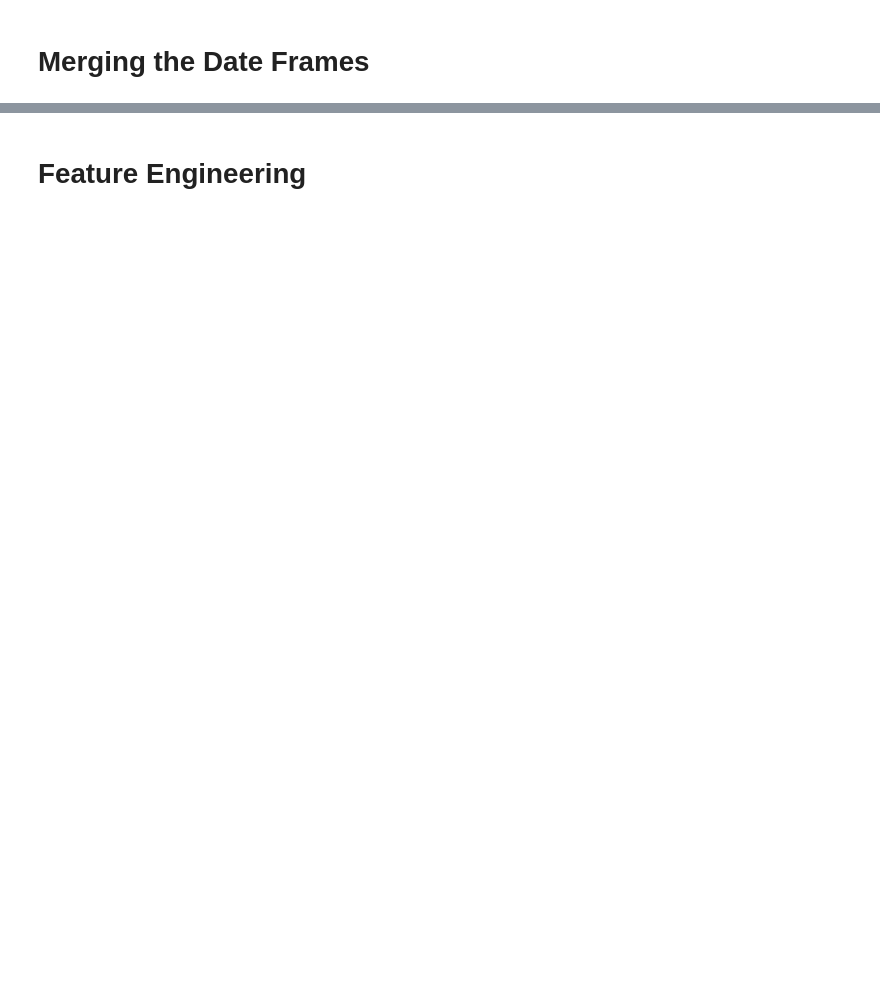
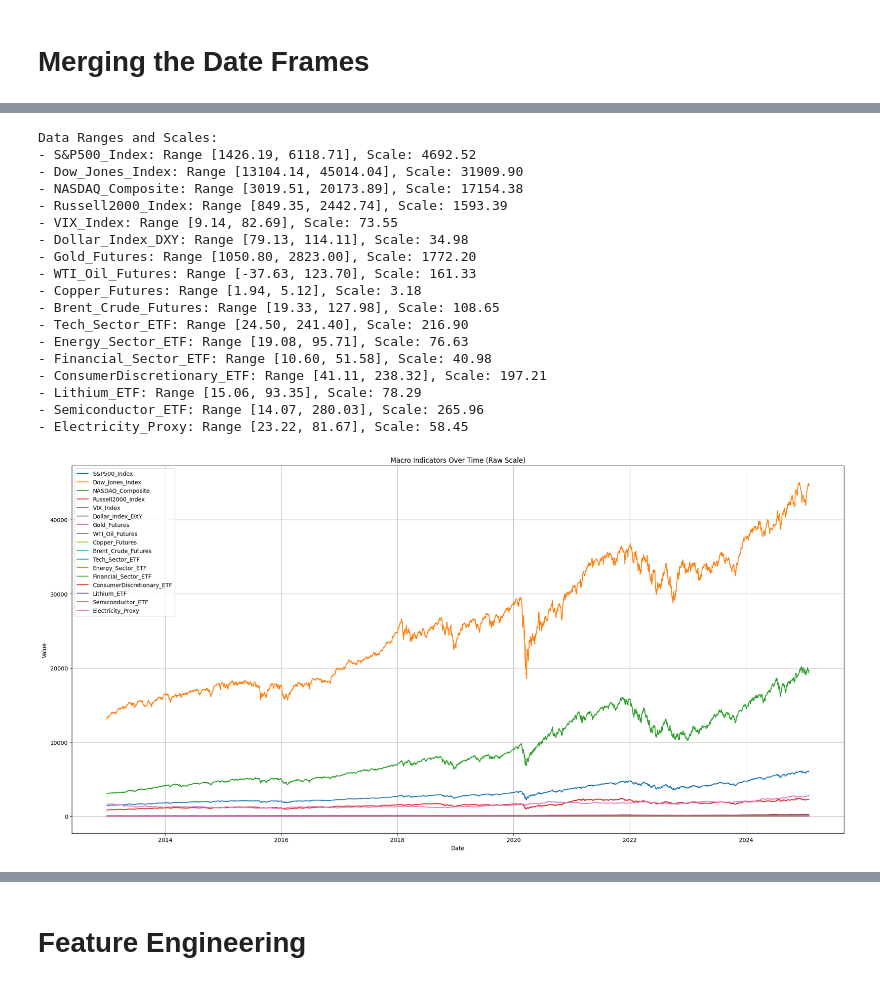
Before and after one commit to kvn-dtrx/capstone-SignalSigma, a Jupyter notebook: notebooks/data_inspection.ipynb, the cells around one changed output, grey strips where cells are left out. Cells and saved outputs as stored; diff of their text form; code cells hidden in the pictures; blank space fills up the shorter version.

Commit message:
update the code and add test and seanlity notebooks/data_inspection.ipynb

```diff
--- a/notebooks/data_inspection.ipynb
+++ b/notebooks/data_inspection.ipynb
@@ -246,0 +493,61 @@ stock_macro_fed_df = final_merged_df
+# %%
+import pandas as pd
+import matplotlib.pyplot as plt
+import numpy as np
+
+macro_date = stock_macro_fed_df[[
+    'date', 'S&P500_Index', 'Dow_Jones_Index', 'NASDAQ_Composite',
+    'Russell2000_Index', 'VIX_Index', 'Dollar_Index_DXY', 'Gold_Futures',
+    'WTI_Oil_Futures', 'Copper_Futures', 'Brent_Crude_Futures',
+    'Tech_Sector_ETF', 'Energy_Sector_ETF', 'Financial_Sector_ETF',
+    'ConsumerDiscretionary_ETF', 'Lithium_ETF', 'Semiconductor_ETF',
+    'Electricity_Proxy'
+]]
+
+# Set 'date' as index for easier plotting
+if 'date' in macro_date.columns:
+    macro_date['date'] = pd.to_datetime(macro_date['date'])
+    macro_date.set_index('date', inplace=True)
+else:
+    print("Error: 'date' column not found in macro_date DataFrame.")
+    exit()
+
+# --- Assess Data Ranges and Scales ---
+print("Data Ranges and Scales:")
+for column in macro_date.columns:
+    print(f"- {column}: Range [{macro_date[column].min():.2f}, {macro_date[column].max():.2f}], Scale: {np.ptp(macro_date[column]):.2f}")
+
+# --- Updated Plotting with Adjusted Scale ---
+plt.figure(figsize=(20, 10))  # Increased figure size for better readability
+
+for column in macro_date.columns:
+    plt.plot(macro_date.index, macro_date[column], label=column)
+
+plt.xlabel('Date')
+plt.ylabel('Value')
+plt.title('Macro Indicators Over Time (Raw Scale)')
+plt.legend(loc='upper left')
+plt.grid(True)
+plt.tight_layout()
+plt.show()
+
+# --- Plotting with Standardized Scale ---
+from sklearn.preprocessing import StandardScaler
+
+scaler = StandardScaler()
+macro_date_scaled = macro_date.copy()
+macro_date_scaled[macro_date_scaled.columns] = scaler.fit_transform(macro_date_scaled)
+
+plt.figure(figsize=(20, 10))
+
+for column in macro_date_scaled.columns:
+    plt.plot(macro_date_scaled.index, macro_date_scaled[column], label=column)
+
+plt.xlabel('Date')
+plt.ylabel('Standardized Value (Mean=0, Std=1)')
+plt.title('Macro Indicators Over Time (Standardized Scale)')
+plt.legend(loc='upper left')
+plt.grid(True)
+plt.tight_layout()
+plt.show()
+# %% [output]
@@ -246,0 +559,19 @@ stock_macro_fed_df = final_merged_df
+Data Ranges and Scales:
+- S&P500_Index: Range [1426.19, 6118.71], Scale: 4692.52
+- Dow_Jones_Index: Range [13104.14, 45014.04], Scale: 31909.90
+- NASDAQ_Composite: Range [3019.51, 20173.89], Scale: 17154.38
+- Russell2000_Index: Range [849.35, 2442.74], Scale: 1593.39
+- VIX_Index: Range [9.14, 82.69], Scale: 73.55
+- Dollar_Index_DXY: Range [79.13, 114.11], Scale: 34.98
+- Gold_Futures: Range [1050.80, 2823.00], Scale: 1772.20
+- WTI_Oil_Futures: Range [-37.63, 123.70], Scale: 161.33
+- Copper_Futures: Range [1.94, 5.12], Scale: 3.18
+- Brent_Crude_Futures: Range [19.33, 127.98], Scale: 108.65
+- Tech_Sector_ETF: Range [24.50, 241.40], Scale: 216.90
+- Energy_Sector_ETF: Range [19.08, 95.71], Scale: 76.63
+- Financial_Sector_ETF: Range [10.60, 51.58], Scale: 40.98
+- ConsumerDiscretionary_ETF: Range [41.11, 238.32], Scale: 197.21
+- Lithium_ETF: Range [15.06, 93.35], Scale: 78.29
+- Semiconductor_ETF: Range [14.07, 280.03], Scale: 265.96
+- Electricity_Proxy: Range [23.22, 81.67], Scale: 58.45
+[figure, added]
```
Also changed, not shown: parts of 32 cells of this notebook.
